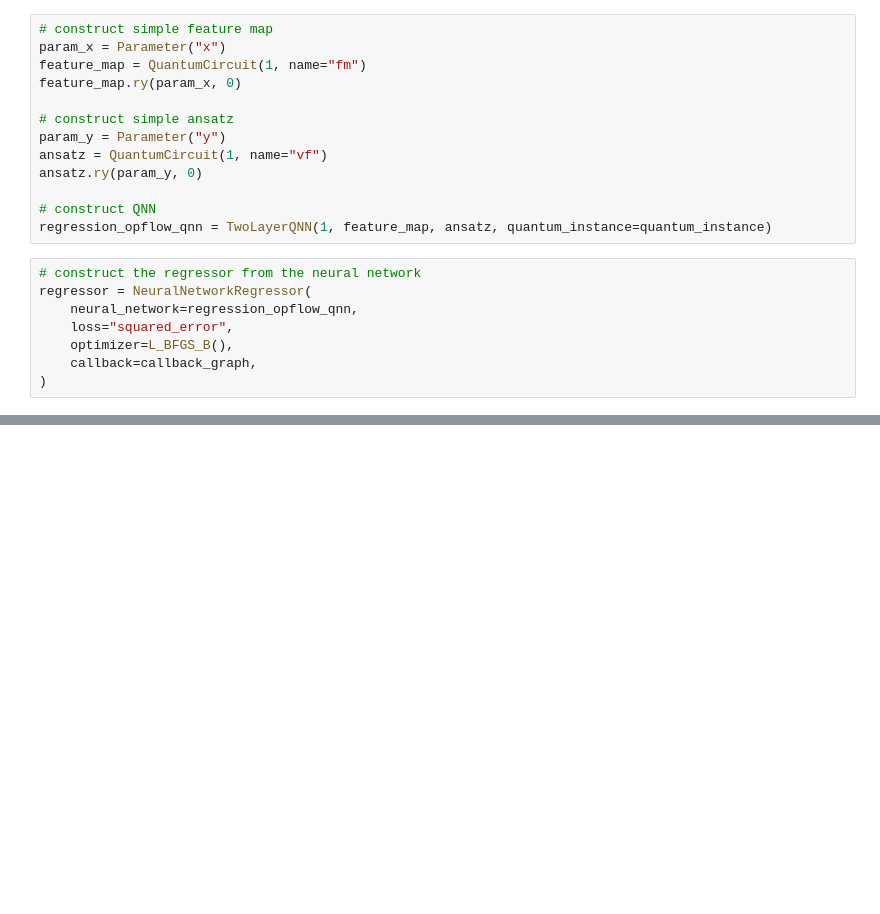
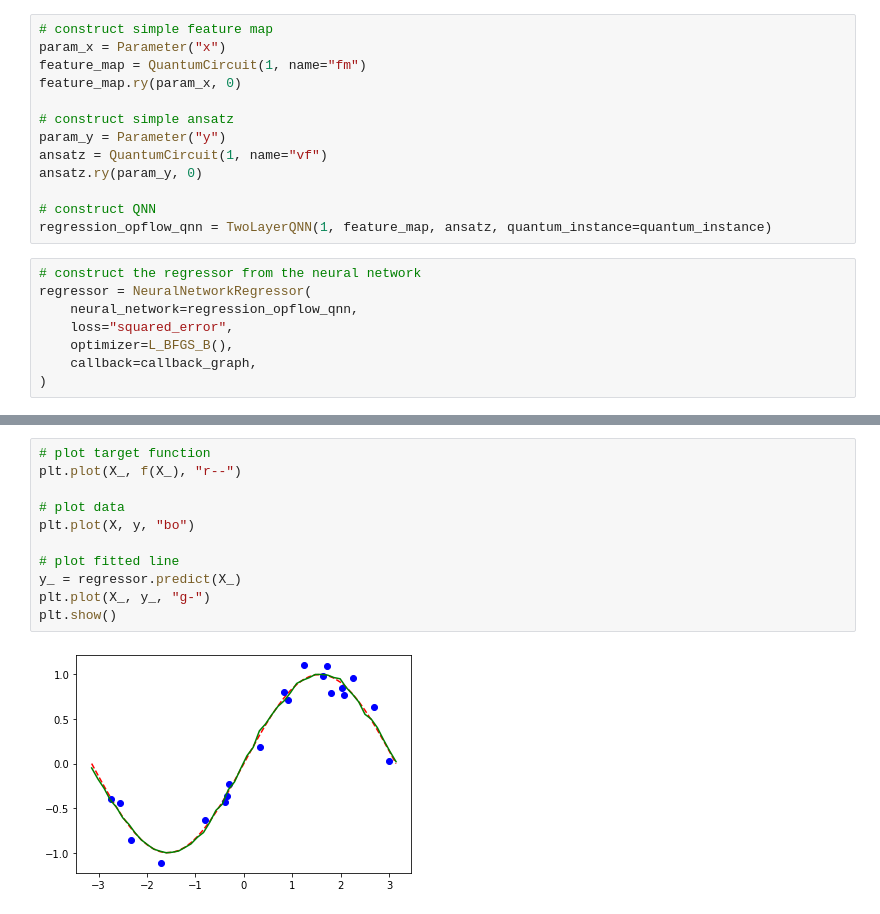
Before and after one commit to RodrigoMoOr/ApplaudoStudios-ADC-2022-QuantumML, a Jupyter notebook: Quantum/regression.ipynb, the cells around one changed output, grey strips where cells are left out. Saved outputs shown, nothing was run; the diff lists cells and outputs as text; blank space fills up the shorter version.

```diff
--- a/Quantum/regression.ipynb
+++ b/Quantum/regression.ipynb
@@ -61,0 +87,13 @@ regressor = NeuralNetworkRegressor(
+# %%
+# plot target function
+plt.plot(X_, f(X_), "r--")
+
+# plot data
+plt.plot(X, y, "bo")
+
+# plot fitted line
+y_ = regressor.predict(X_)
+plt.plot(X_, y_, "g-")
+plt.show()
+# %% [output]
+[figure, added]
```
Also changed, not shown: parts of 4 cells of this notebook, 2 other files.
